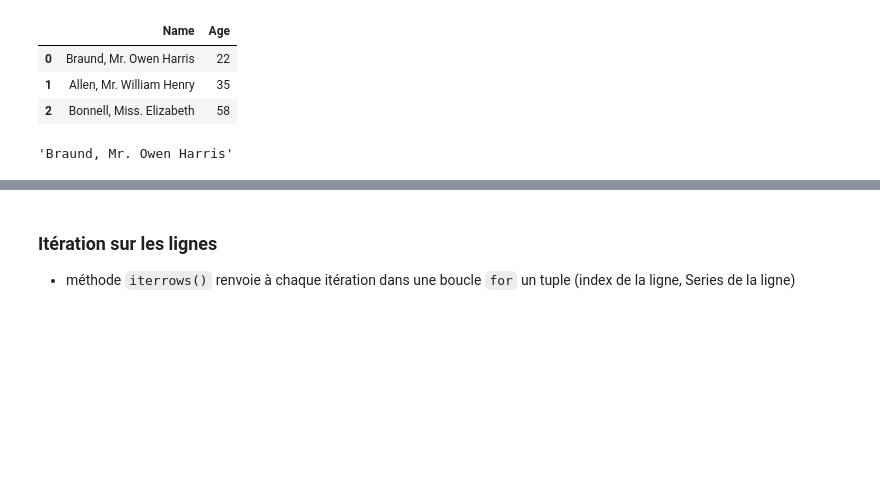
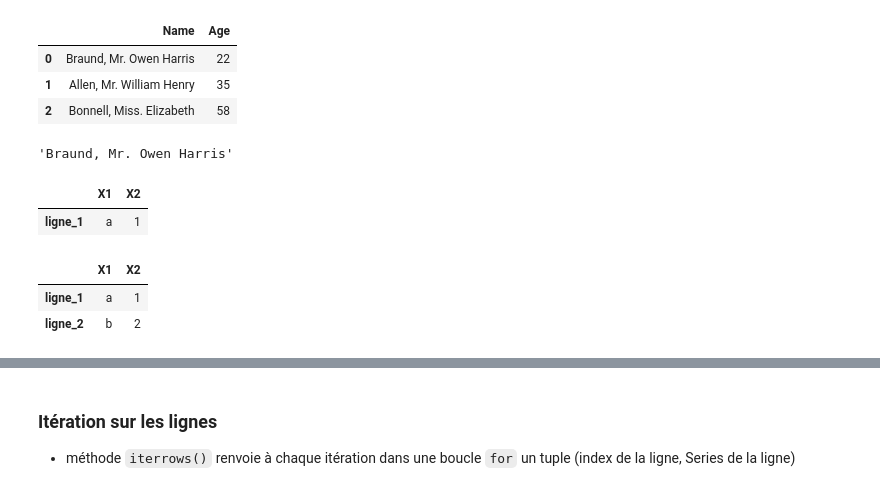
Before and after one commit to lelain/Notes_Python, a Jupyter notebook: Numpy_Matplotlib_Pandas.ipynb, the cells around one changed output, grey strips where cells are left out. Drawn from its saved outputs; the diff is of its cells as text; code cells hidden in the pictures; blank space fills up the shorter version.

```diff
--- a/Numpy_Matplotlib_Pandas.ipynb
+++ b/Numpy_Matplotlib_Pandas.ipynb
@@ -1209,3 +1215,15 @@ df[["Name", "Age"]]
 df.at[0, "Name"]
 # %% [output]
 'Braund, Mr. Owen Harris'
+# %%
+# filtre
+X[X["X1"] == "a"]
+# %% [output]
+|  | X1 | X2 |
+| ligne_1 | a | 1 |
+# %%
+X[X["X1"].isin(["a", "b"])]
+# %% [output]
+|  | X1 | X2 |
+| ligne_1 | a | 1 |
+| ligne_2 | b | 2 |
```
Also changed, not shown: parts of 3 cells of this notebook.
